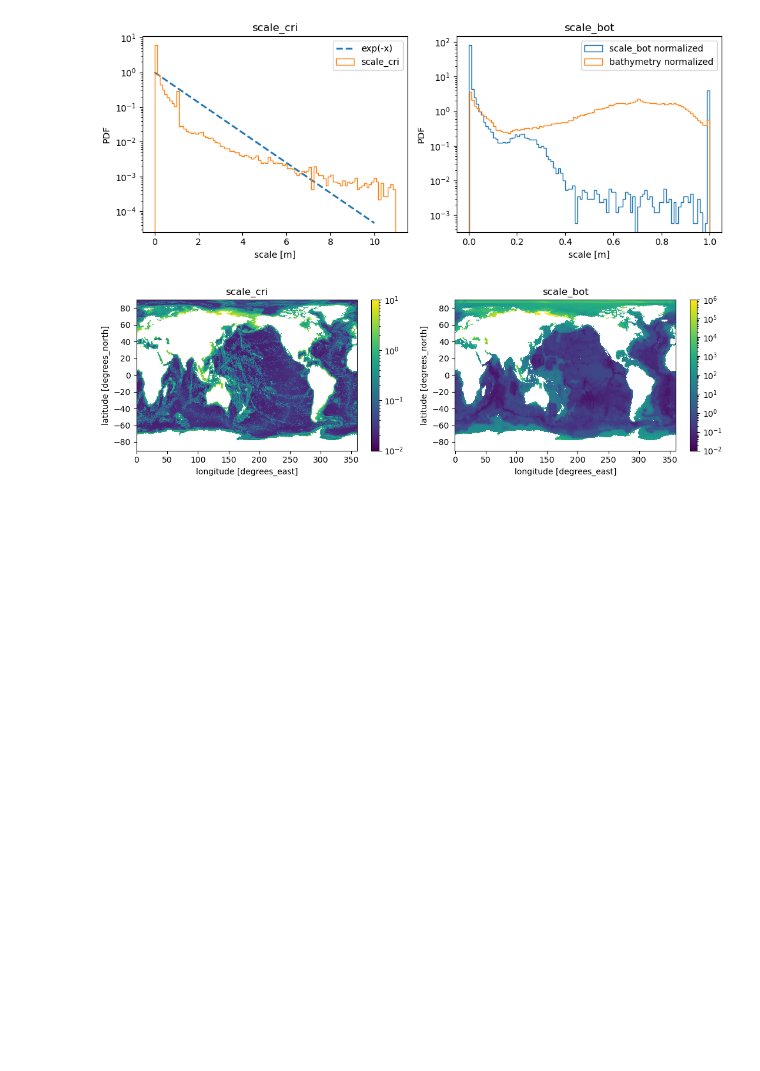
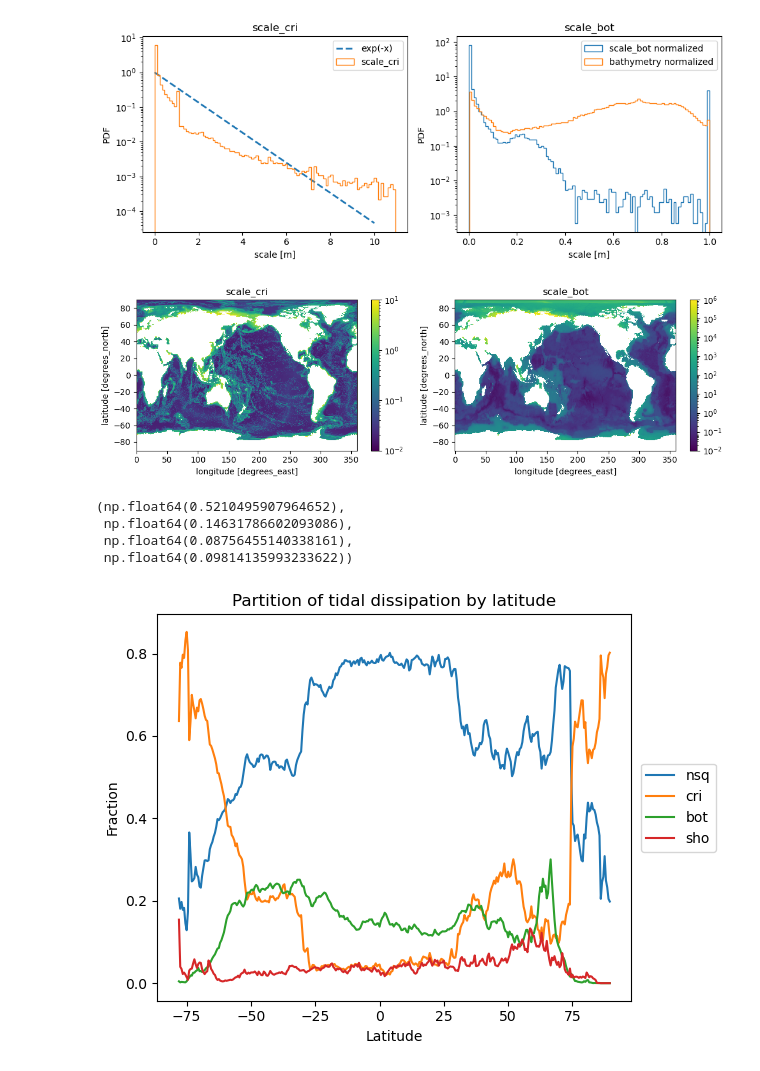
Before and after one commit to asozza/ecearth-quests, a Jupyter notebook: epochal/analysis/iwm-analysis.ipynb, the cells around one changed output. Saved outputs shown, nothing was run; the diff lists cells and outputs as text; code cells hidden in the pictures; blank space fills up the shorter version.

```diff
--- a/epochal/analysis/iwm-analysis.ipynb
+++ b/epochal/analysis/iwm-analysis.ipynb
@@ -225,3 +214,39 @@ axes[1].set_title("scale_bot")
 plt.tight_layout()
 # %% [output]
 [figure]
+# %%
+# mean values
+
+lat = iwm_modern['tidal_dissipation'].latitude
+weights = np.cos(np.deg2rad(lat))
+
+p_tot_mean = iwm_modern['tidal_dissipation'].weighted(weights).mean(dim=("latitude", "longitude")).values
+p_nsq_mean = iwm_modern['power_nsq'].weighted(weights).mean(dim=("latitude", "longitude")).values
+p_cri_mean = iwm_modern['power_cri'].weighted(weights).mean(dim=("latitude", "longitude")).values
+p_bot_mean = iwm_modern['power_bot'].weighted(weights).mean(dim=("latitude", "longitude")).values
+p_sho_mean = iwm_modern['power_sho'].weighted(weights).mean(dim=("latitude", "longitude")).values
+
+p_nsq_mean/p_tot_mean,p_cri_mean/p_tot_mean,p_bot_mean/p_tot_mean,p_sho_mean/p_tot_mean
+# %% [output]
+(np.float64(0.5210495907964652),
+ np.float64(0.14631786602093086),
+ np.float64(0.08756455140338161),
+ np.float64(0.09814135993233622))
+# %%
+# zonal mean
+
+(iwm_modern['power_nsq']/iwm_modern['tidal_dissipation']).mean(dim=['longitude']).plot(label='nsq')
+(iwm_modern['power_cri']/iwm_modern['tidal_dissipation']).mean(dim=['longitude']).plot(label='cri')
+(iwm_modern['power_bot']/iwm_modern['tidal_dissipation']).mean(dim=['longitude']).plot(label='bot')
+(iwm_modern['power_sho']/iwm_modern['tidal_dissipation']).mean(dim=['longitude']).plot(label='sho')
+plt.ylabel("Fraction")
+plt.xlabel("Latitude")
+plt.title("Partition of tidal dissipation by latitude")
+plt.legend(
+    loc="center left",
+    bbox_to_anchor=(1.02, 0.5),  # x > 1 sposta la leggenda fuori
+    borderaxespad=0
+)
+plt.tight_layout()
+# %% [output]
+[figure, added]
```
Also changed, not shown: parts of 5 cells of this notebook.
